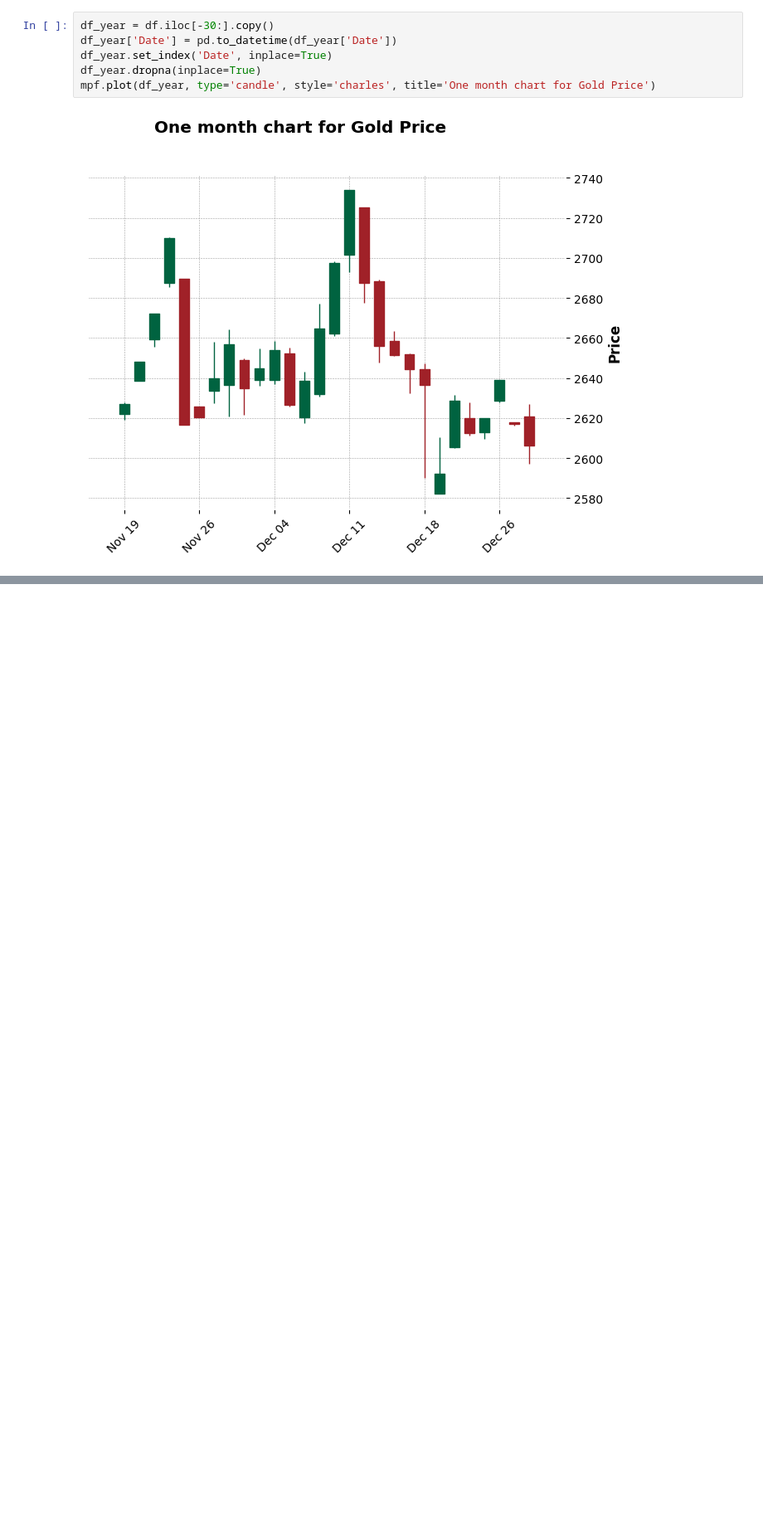
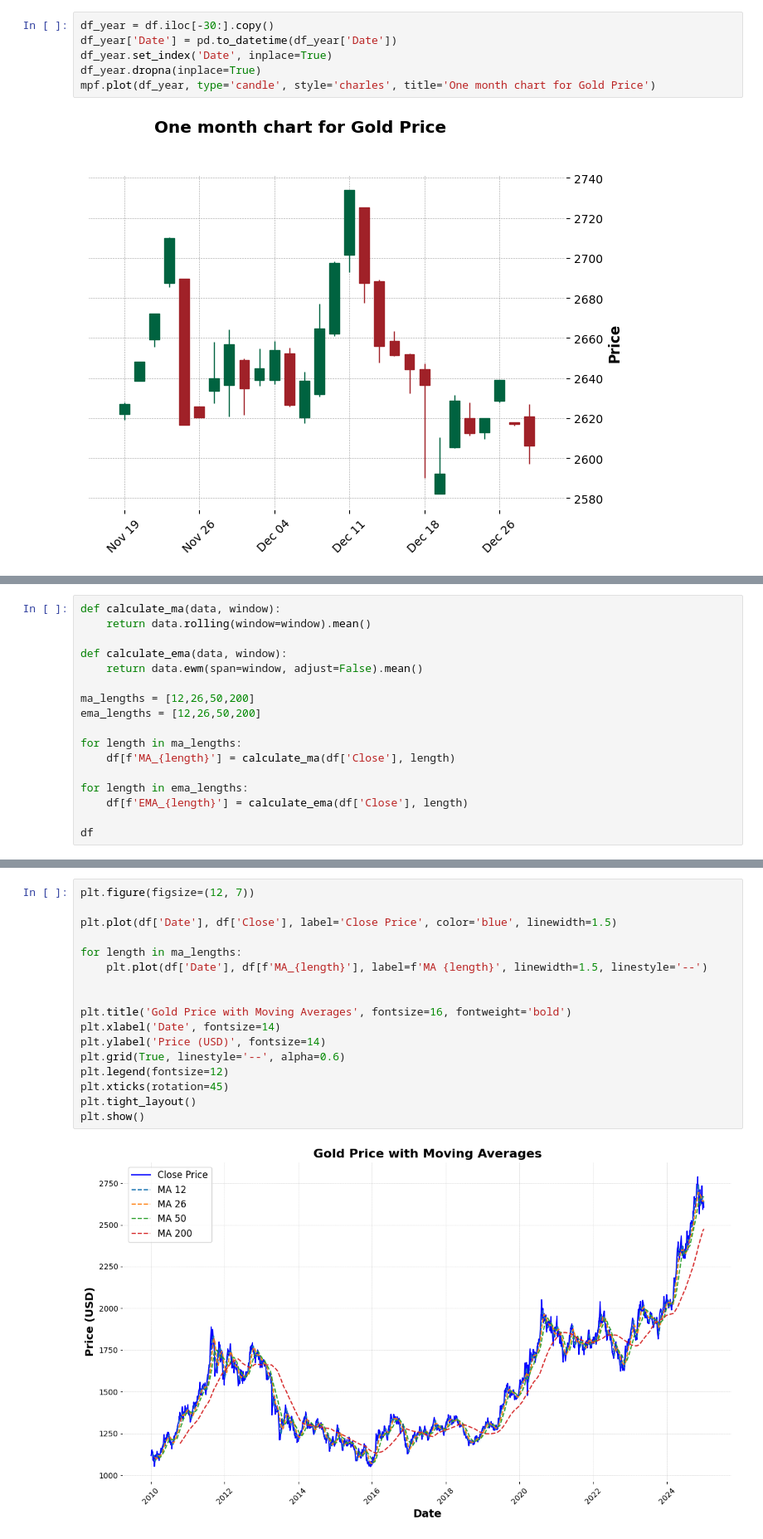
Before and after one commit to HammadAhmadMian/Final-Project, a Jupyter notebook: Prediction_of_Gold_Prices.ipynb, the cells around one changed output, grey strips where cells are left out. Shown at 83% size. Drawn from its saved outputs; the diff is of its cells as text; blank space fills up the shorter version.

```diff
--- a/Prediction_of_Gold_Prices.ipynb
+++ b/Prediction_of_Gold_Prices.ipynb
@@ -186,0 +217,17 @@ mpf.plot(df_year, type='candle', style='charles', title='One month chart for Gol
+# %%
+def calculate_ma(data, window):
+    return data.rolling(window=window).mean()
+
+def calculate_ema(data, window):
+    return data.ewm(span=window, adjust=False).mean()
+
+ma_lengths = [12,26,50,200]
+ema_lengths = [12,26,50,200]
+
+for length in ma_lengths:
+    df[f'MA_{length}'] = calculate_ma(df['Close'], length)
+
+for length in ema_lengths:
+    df[f'EMA_{length}'] = calculate_ema(df['Close'], length)
+
+df
@@ -186,0 +248,19 @@ mpf.plot(df_year, type='candle', style='charles', title='One month chart for Gol
+# %%
+plt.figure(figsize=(12, 7))
+
+plt.plot(df['Date'], df['Close'], label='Close Price', color='blue', linewidth=1.5)
+
+for length in ma_lengths:
+    plt.plot(df['Date'], df[f'MA_{length}'], label=f'MA {length}', linewidth=1.5, linestyle='--')
+
+
+plt.title('Gold Price with Moving Averages', fontsize=16, fontweight='bold')
+plt.xlabel('Date', fontsize=14)
+plt.ylabel('Price (USD)', fontsize=14)
+plt.grid(True, linestyle='--', alpha=0.6)
+plt.legend(fontsize=12)
+plt.xticks(rotation=45)
+plt.tight_layout()
+plt.show()
+# %% [output]
+[figure, added]
```
Also changed, not shown: parts of 17 cells of this notebook.
